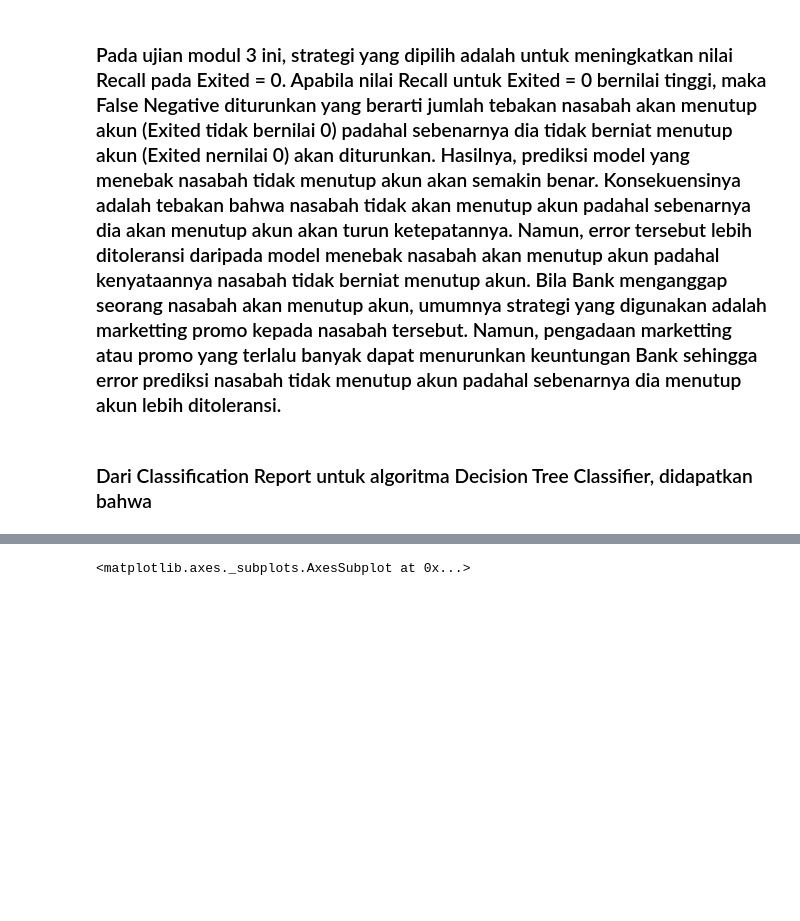
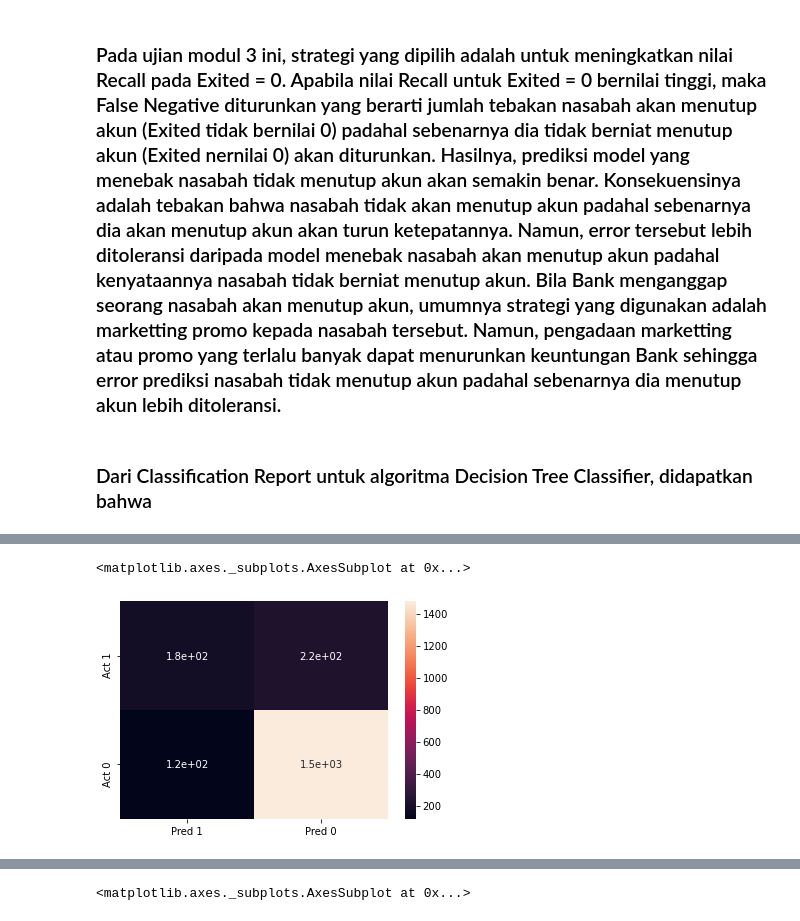
Before and after one commit to bram1278/bank-Machine-Learning-Project, a Jupyter notebook: bank-Machine-Learning-Project.ipynb, the cells around one changed output, grey strips where cells are left out. Saved outputs shown, nothing was run; the diff lists cells and outputs as text; code cells hidden in the pictures; blank space fills up the shorter version.

```diff
--- a/bank-Machine-Learning-Project.ipynb
+++ b/bank-Machine-Learning-Project.ipynb
@@ -748,7 +937,12 @@ y_predDT_scaled2 = model_tuning.predict(X_train_scaled2)
+# %%
+y_predDT3 = model_tuning_scaledDT2.predict(X_test_scaled2)
 # %%
-cm = confusion_matrix(y_test, y_predDT_scaled2, labels=[1, 0])
+cm = confusion_matrix(y_test, y_predDT3, labels=[1, 0])
 df = pd.DataFrame(cm,
                  columns=['Pred 1', 'Pred 0'],
                  index = ['Act 1', 'Act 0'])
 sns.heatmap(df, annot=True)
+# %% [output]
+<matplotlib.axes._subplots.AxesSubplot at 0x...>
+[figure, added]
 # %%
```
Also changed, not shown: parts of 83 cells of this notebook.
